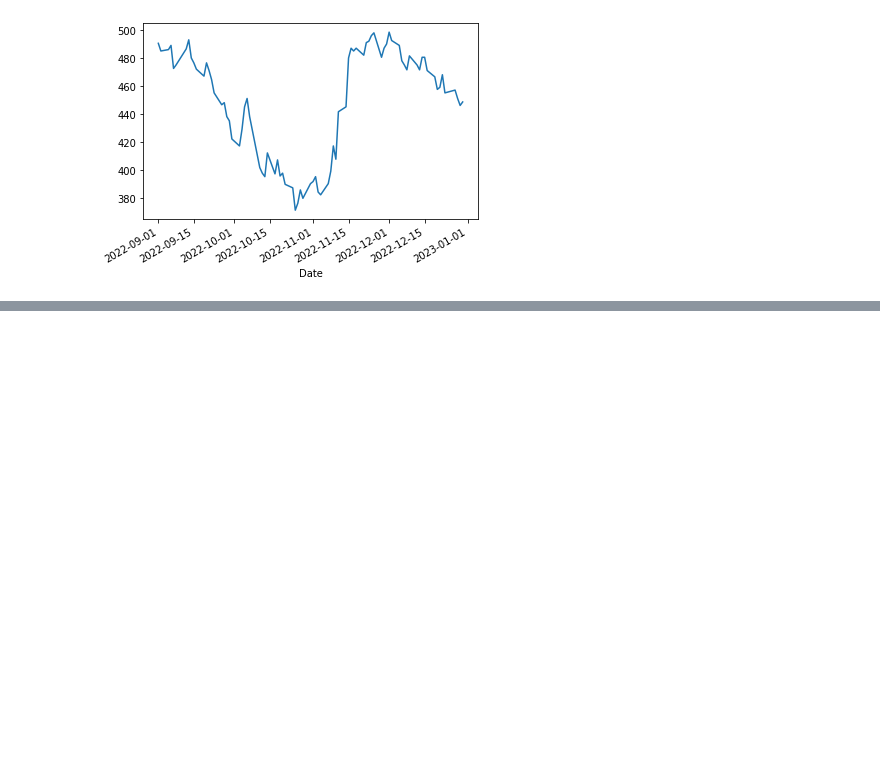
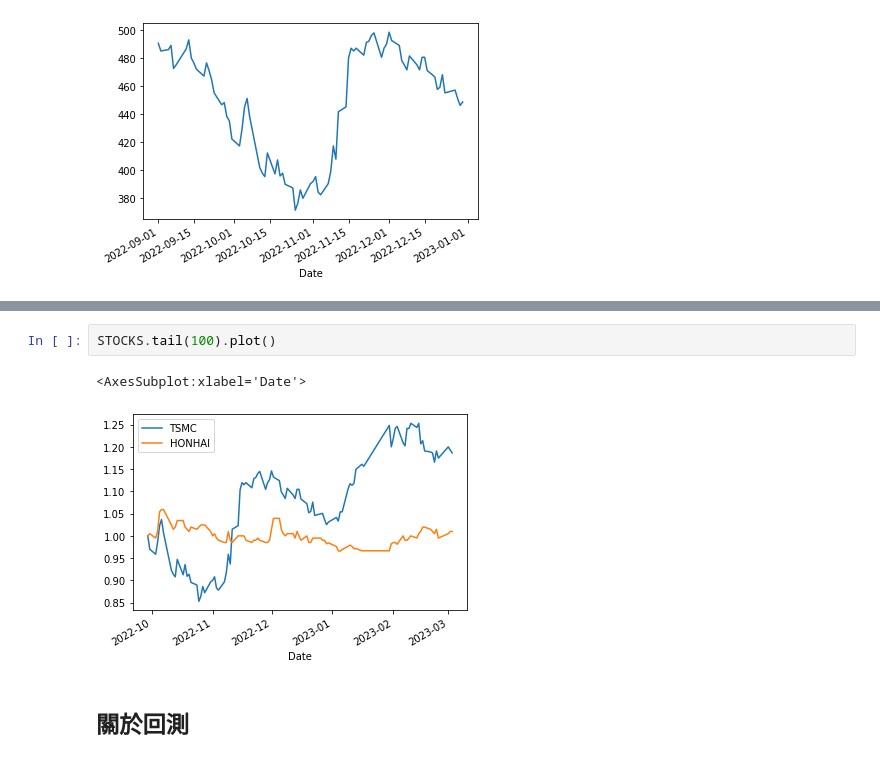
Before and after one commit to aprilrain731/20230210-python, a Jupyter notebook: 20230305.ipynb, the cells around one changed output, grey strips where cells are left out. Saved outputs shown, nothing was run; the diff lists cells and outputs as text; blank space fills up the shorter version.

```diff
--- a/20230305.ipynb
+++ b/20230305.ipynb
@@ -423,0 +608,7 @@ TSMC['2022-09':'2022-12']['Close'].plot()
+# %%
+STOCKS.tail(100).plot()
+# %% [output]
+<AxesSubplot:xlabel='Date'>
+[figure, added]
+# %% [markdown]
+## 關於回測
```
Also changed, not shown: parts of 47 cells of this notebook.
